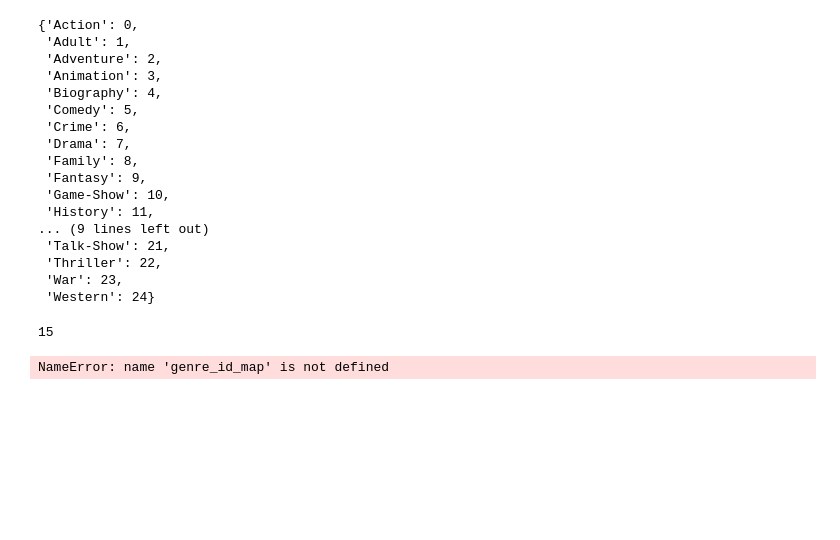
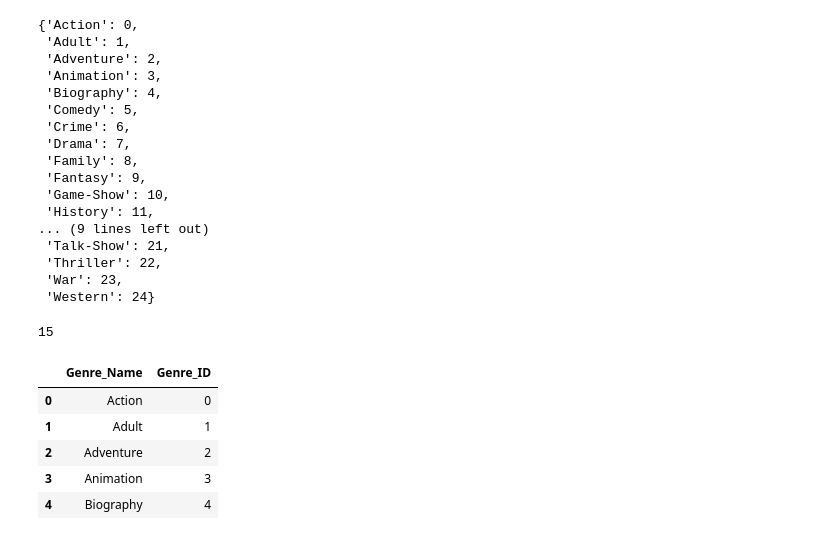
Before and after one commit to thejustinfields/data-enrichment-project, a Jupyter notebook: part-3-SQL.ipynb, the cells around one changed output. Cells and saved outputs as stored; diff of their text form; code cells hidden in the pictures; blank space fills up the shorter version.

```diff
--- a/part-3-SQL.ipynb
+++ b/part-3-SQL.ipynb
@@ -132,7 +142,12 @@ genre_map[example]
 title_genres['genre_id']=title_genres['genres_split'].map(genre_map)
 title_genres = title_genres.drop(columns='genres_split')
 # %%
-genre_lookup = pd.DataFrame({'Genre_Name': genre_id_map.keys(), 'Genre_ID':genre_id.map.values()})
+genre_lookup = pd.DataFrame({'Genre_Name': genre_map.keys(), 'Genre_ID':genre_map.values()})
 genre_lookup.head()
 # %% [output]
-NameError: name 'genre_id_map' is not defined
+|  | Genre_Name | Genre_ID |
+| 0 | Action | 0 |
+| 1 | Adult | 1 |
+| 2 | Adventure | 2 |
+| 3 | Animation | 3 |
+| 4 | Biography | 4 |
```
Also changed, not shown: parts of 5 cells of this notebook.
